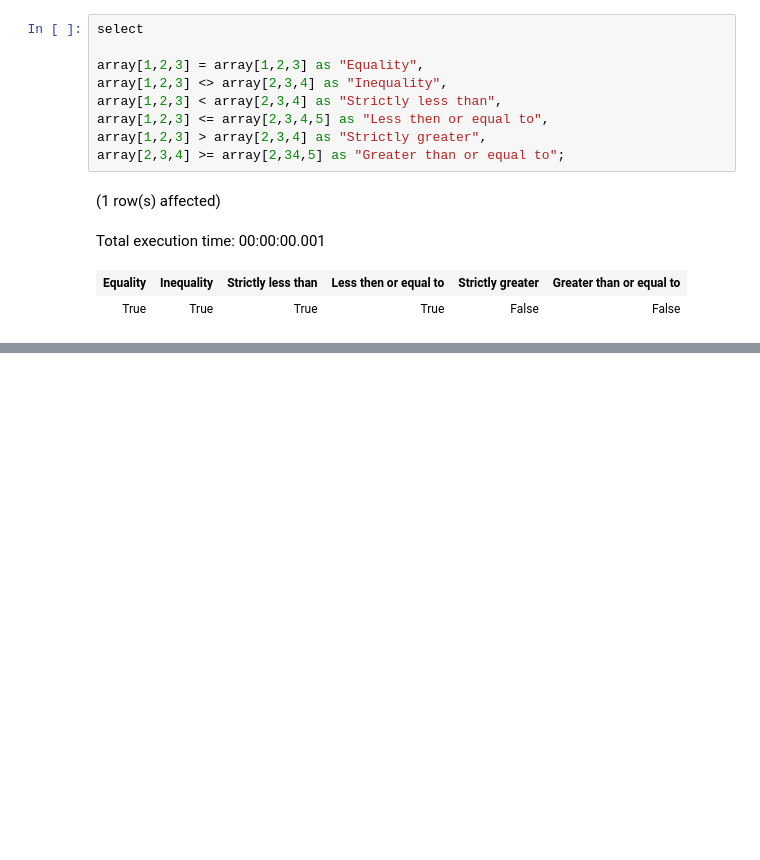
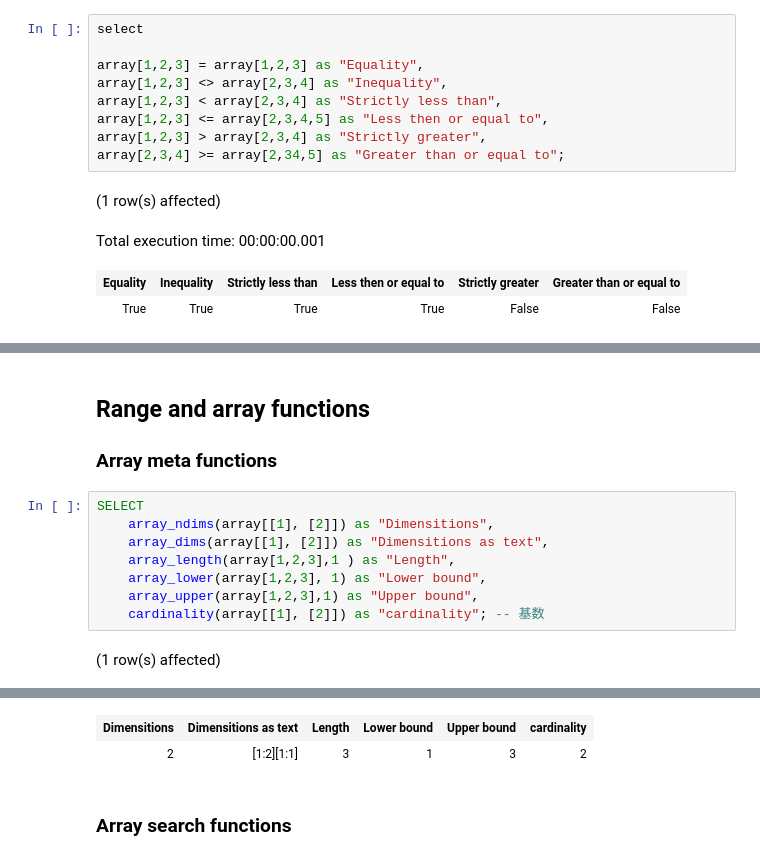
Before and after one commit to yaowenqiang/postgresql_functions_playbook, a Jupyter notebook: Notebook-1.ipynb, the cells around one changed output, grey strips where cells are left out. Saved outputs shown, nothing was run; the diff lists cells and outputs as text; blank space fills up the shorter version.

```diff
--- a/Notebook-1.ipynb
+++ b/Notebook-1.ipynb
@@ -1866,0 +1943,14 @@ Total execution time: 00:00:00.001
+# %% [markdown]
+## Range and array functions
+
+### Array meta functions
+# %%
+SELECT
+    array_ndims(array[[1], [2]]) as "Dimensitions",
+    array_dims(array[[1], [2]]) as "Dimensitions as text",
+    array_length(array[1,2,3],1 ) as "Length",
+    array_lower(array[1,2,3], 1) as "Lower bound",
+    array_upper(array[1,2,3],1) as "Upper bound",
+    cardinality(array[[1], [2]]) as "cardinality"; -- 基数
+# %% [output]
+(1 row(s) affected)
@@ -1866,0 +1958,4 @@ Total execution time: 00:00:00.001
+| Dimensitions | Dimensitions as text | Length | Lower bound | Upper bound | cardinality |
+| 2 | [1:2][1:1] | 3 | 1 | 3 | 2 |
+# %% [markdown]
+### Array search functions
```
Also changed, not shown: parts of 15 cells of this notebook.
